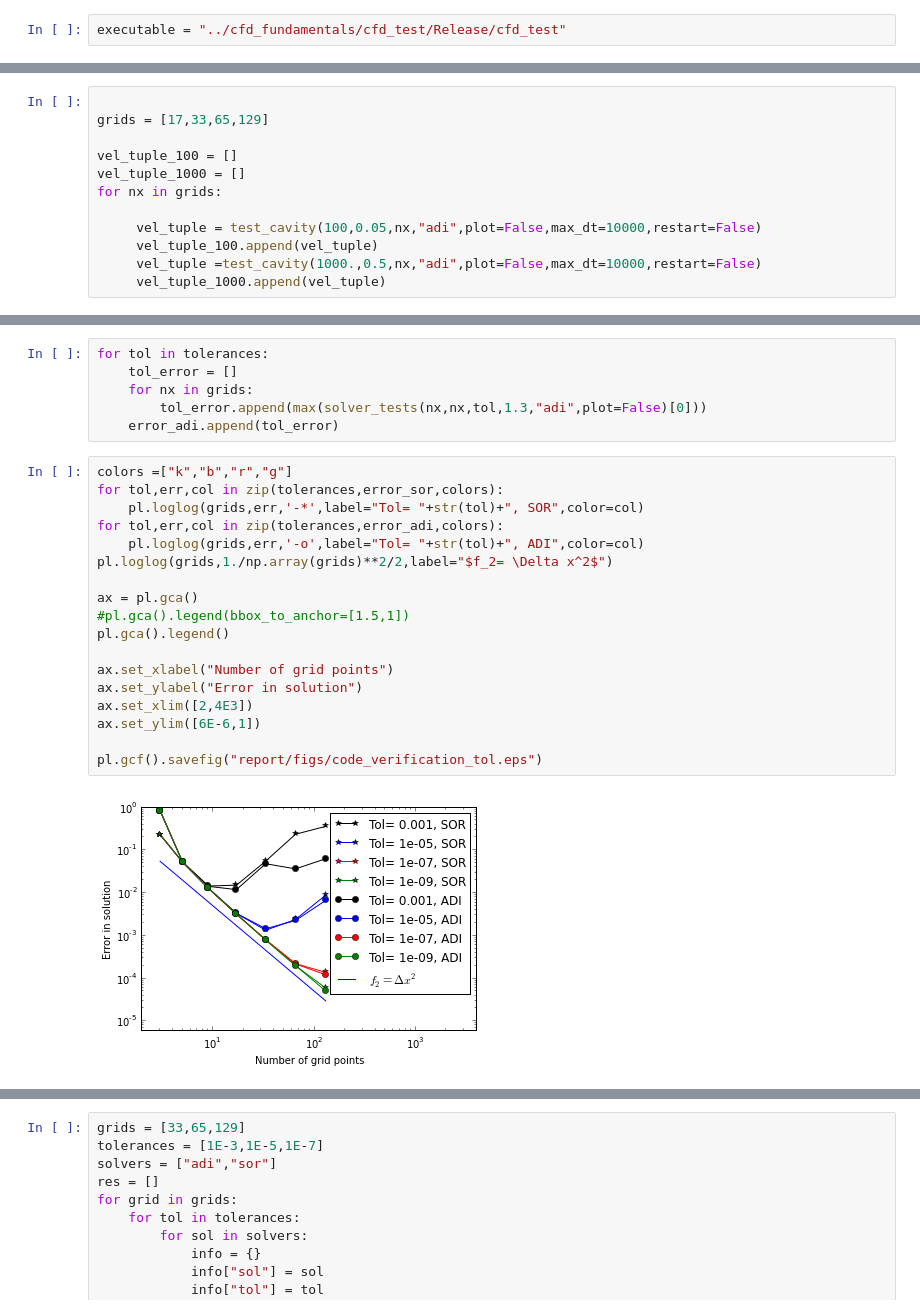
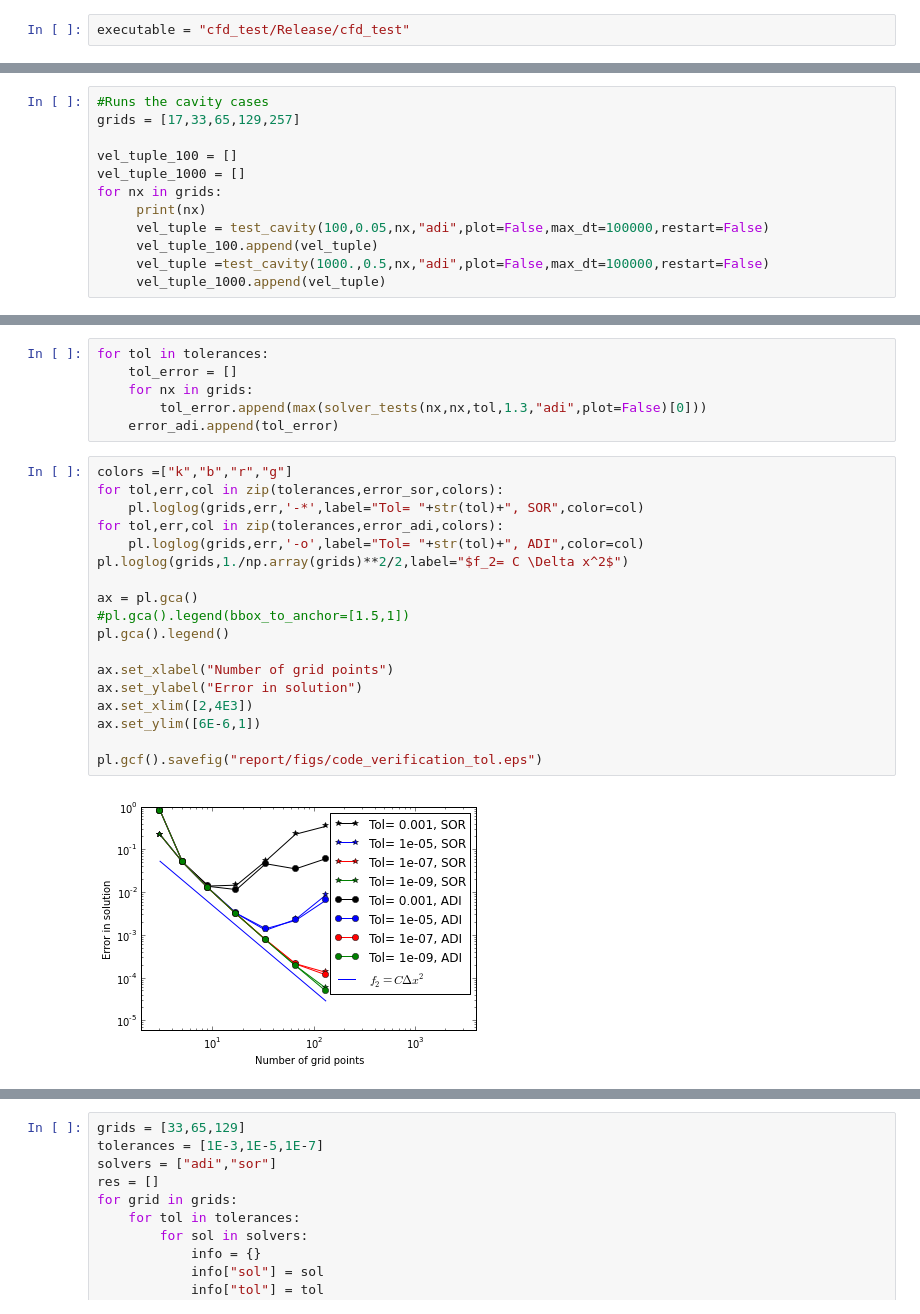
Before and after one commit to janvonrickenbach/Cfd_fundamentals, a Jupyter notebook: Cfd_fund.ipynb, the cells around one changed output, grey strips where cells are left out. Saved outputs shown, nothing was run; the diff lists cells and outputs as text.

Commit message:
New plots

```diff
--- a/Cfd_fund.ipynb
+++ b/Cfd_fund.ipynb
@@ -6,5 +6,5 @@ import os
 from mpl_toolkits.mplot3d import Axes3D
 %matplotlib inline
 # %%
-executable = "../cfd_fundamentals/cfd_test/Release/cfd_test"
+executable = "cfd_test/Release/cfd_test"
 # %%
@@ -360,14 +366,14 @@ def test_cavity(re,cfl,n,solver,plot=False,max_dt=1,restart=False):
         pl.colorbar(p)
     return ([y_coords,data_u.get_ucenter()],[x_coords,data_v.get_vcenter()])
 # %%
-
-grids = [17,33,65,129]
+#Runs the cavity cases
+grids = [17,33,65,129,257]
 
 vel_tuple_100 = []
 vel_tuple_1000 = []
 for nx in grids:
-
-     vel_tuple = test_cavity(100,0.05,nx,"adi",plot=False,max_dt=10000,restart=False)
+     print(nx)
+     vel_tuple = test_cavity(100,0.05,nx,"adi",plot=False,max_dt=100000,restart=False)
      vel_tuple_100.append(vel_tuple)
-     vel_tuple =test_cavity(1000.,0.5,nx,"adi",plot=False,max_dt=10000,restart=False)
+     vel_tuple =test_cavity(1000.,0.5,nx,"adi",plot=False,max_dt=100000,restart=False)
      vel_tuple_1000.append(vel_tuple)
@@ -447,23 +474,23 @@ for tol in tolerances:
 # %%
 colors =["k","b","r","g"]
 for tol,err,col in zip(tolerances,error_sor,colors):
     pl.loglog(grids,err,'-*',label="Tol= "+str(tol)+", SOR",color=col)
 for tol,err,col in zip(tolerances,error_adi,colors):
     pl.loglog(grids,err,'-o',label="Tol= "+str(tol)+", ADI",color=col)
-pl.loglog(grids,1./np.array(grids)**2/2,label="$f_2= \Delta x^2$")
+pl.loglog(grids,1./np.array(grids)**2/2,label="$f_2= C \Delta x^2$")
 
 ax = pl.gca()
 #pl.gca().legend(bbox_to_anchor=[1.5,1])
 pl.gca().legend()
 
 ax.set_xlabel("Number of grid points")
 ax.set_ylabel("Error in solution")
 ax.set_xlim([2,4E3])
 ax.set_ylim([6E-6,1])
 
 pl.gcf().savefig("report/figs/code_verification_tol.eps")
 # %% [output]
-[figure, old version]
+[figure, new version]
 # %%
 grids = [3,5,9,17,33,65,129,257,513]
 error = []
```
Also changed, not shown: parts of 19 cells of this notebook, 24 other files.
